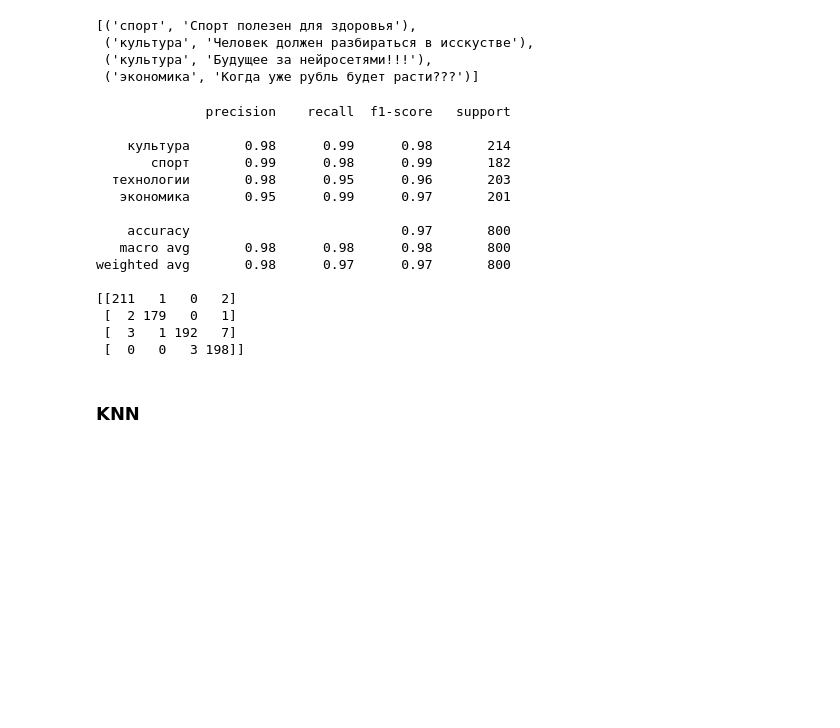
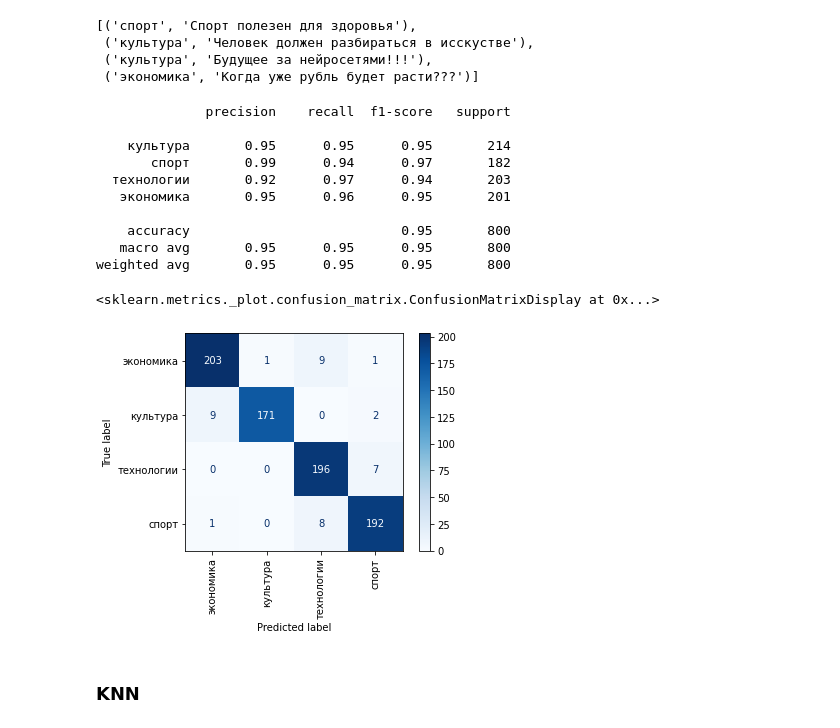
Before and after one commit to AlexanderSlav/NLP-Course, a Jupyter notebook: 2_Text_Classification/text_classification.ipynb, the cells around one changed output. Saved outputs shown, nothing was run; the diff lists cells and outputs as text; code cells hidden in the pictures; blank space fills up the shorter version.

```diff
--- a/2_Text_Classification/text_classification.ipynb
+++ b/2_Text_Classification/text_classification.ipynb
@@ -205,23 +211,23 @@ with open('models_weights/LogisticRegression.pickle', 'wb') as f:
 # %%
 # confusion matrix and classification report(precision, recall, F1-score)
 print(classification_report(ytest, log_reg_model.predict(X_test)))
-print(confusion_matrix(ytest, log_reg_model.predict(X_test)))
+plot_confusion_matrix(log_reg_model, X_test, y_test,
+                             display_labels=classes,
+                             cmap=plt.cm.Blues,
+                             xticks_rotation='vertical')
 # %% [output]
               precision    recall  f1-score   support
 
-    культура       0.98      0.99      0.98       214
-       спорт       0.99      0.98      0.99       182
-  технологии       0.98      0.95      0.96       203
-   экономика       0.95      0.99      0.97       201
+    культура       0.95      0.95      0.95       214
+       спорт       0.99      0.94      0.97       182
+  технологии       0.92      0.97      0.94       203
+   экономика       0.95      0.96      0.95       201
 
-    accuracy                           0.97       800
-   macro avg       0.98      0.98      0.98       800
-weighted avg       0.98      0.97      0.97       800
-
-[[211   1   0   2]
- [  2 179   0   1]
- [  3   1 192   7]
- [  0   0   3 198]]
+    accuracy                           0.95       800
+   macro avg       0.95      0.95      0.95       800
+weighted avg       0.95      0.95      0.95       800
+<sklearn.metrics._plot.confusion_matrix.ConfusionMatrixDisplay at 0x...>
+[figure, added]
 # %% [markdown]
 ### KNN
 # %%
```
Also changed, not shown: parts of 13 cells of this notebook.
